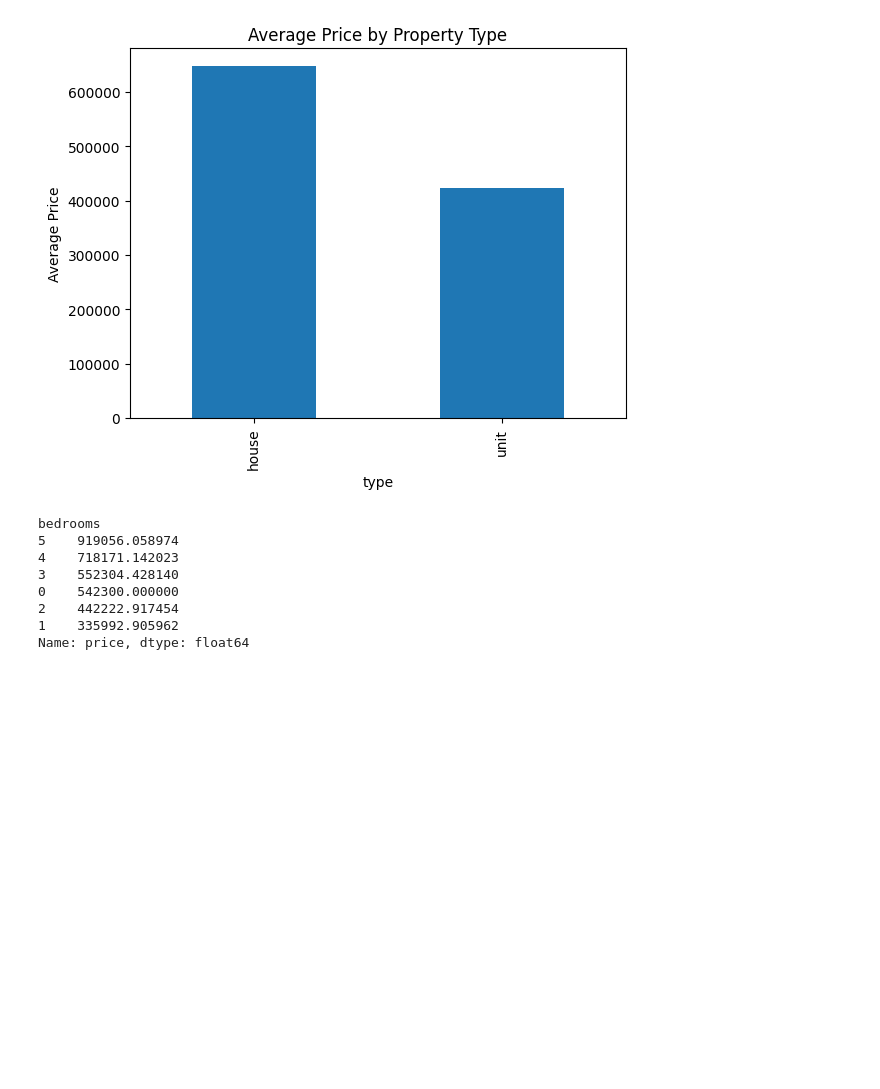
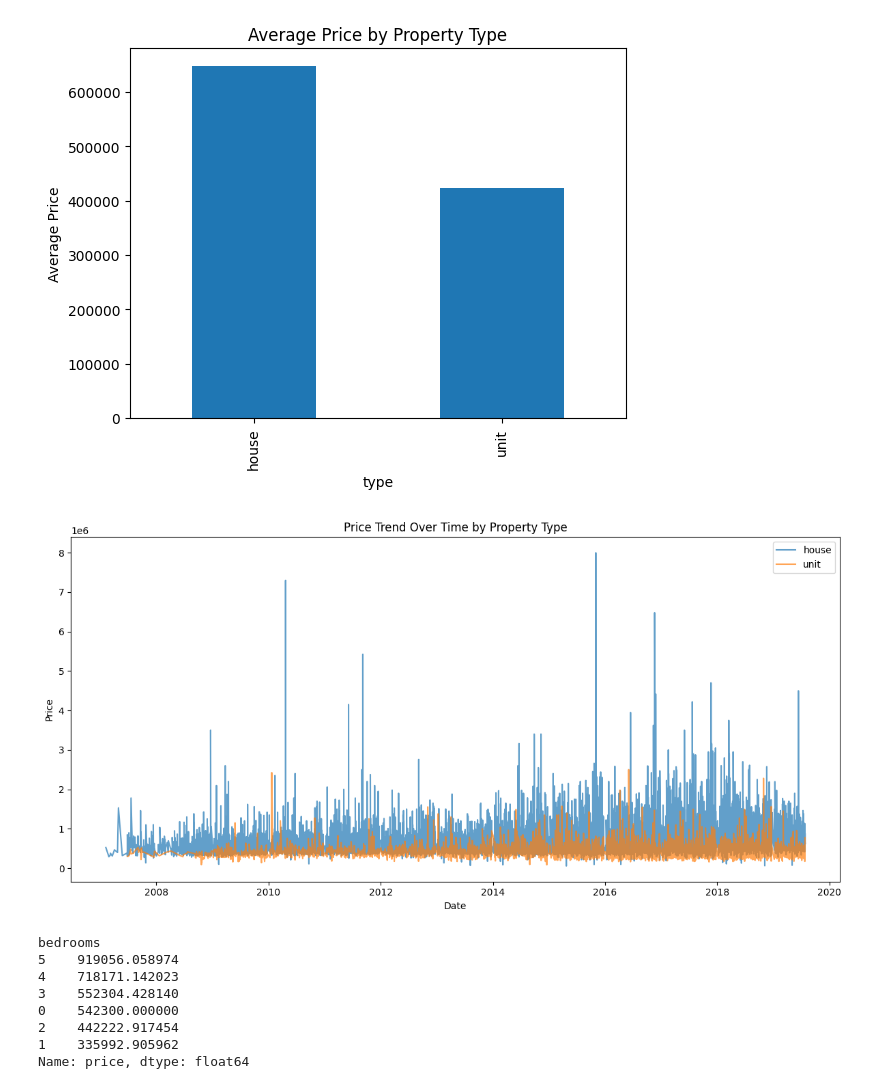
Before and after one commit to lucazini03/AI_industry, a Jupyter notebook: property_sales_forecasting/sales.ipynb, the cells around one changed output. Drawn from its saved outputs; the diff is of its cells as text; code cells hidden in the pictures; blank space fills up the shorter version.

```diff
--- a/property_sales_forecasting/sales.ipynb
+++ b/property_sales_forecasting/sales.ipynb
@@ -60,6 +60,23 @@ house    647956.128462
 unit     423106.557279
 Name: price, dtype: float64
 [figure]
+# %%
+# plot the trend of mean price over time differenciating between houses and flats
+def plot_price_house_flat(df):
+    plt.figure(figsize=(12, 6))
+    for property_type in df['type'].unique():
+        subset = df[df['type'] == property_type]
+        plt.plot(subset['date'], subset['price'], label=property_type, alpha=0.7)
+    plt.title('Price Trend Over Time by Property Type')
+    plt.xlabel('Date')
+    plt.ylabel('Price')
+    plt.legend()
+    plt.tight_layout()
+    plt.show()
+
+plot_price_house_flat(df)
+# %% [output]
+[figure, added]
 # %%
 avg_price_by_bedrooms = df.groupby('bedrooms')['price'].mean().sort_values(ascending=False)
 print(avg_price_by_bedrooms)
```
Also changed, not shown: parts of 18 cells of this notebook, 28 other files.
